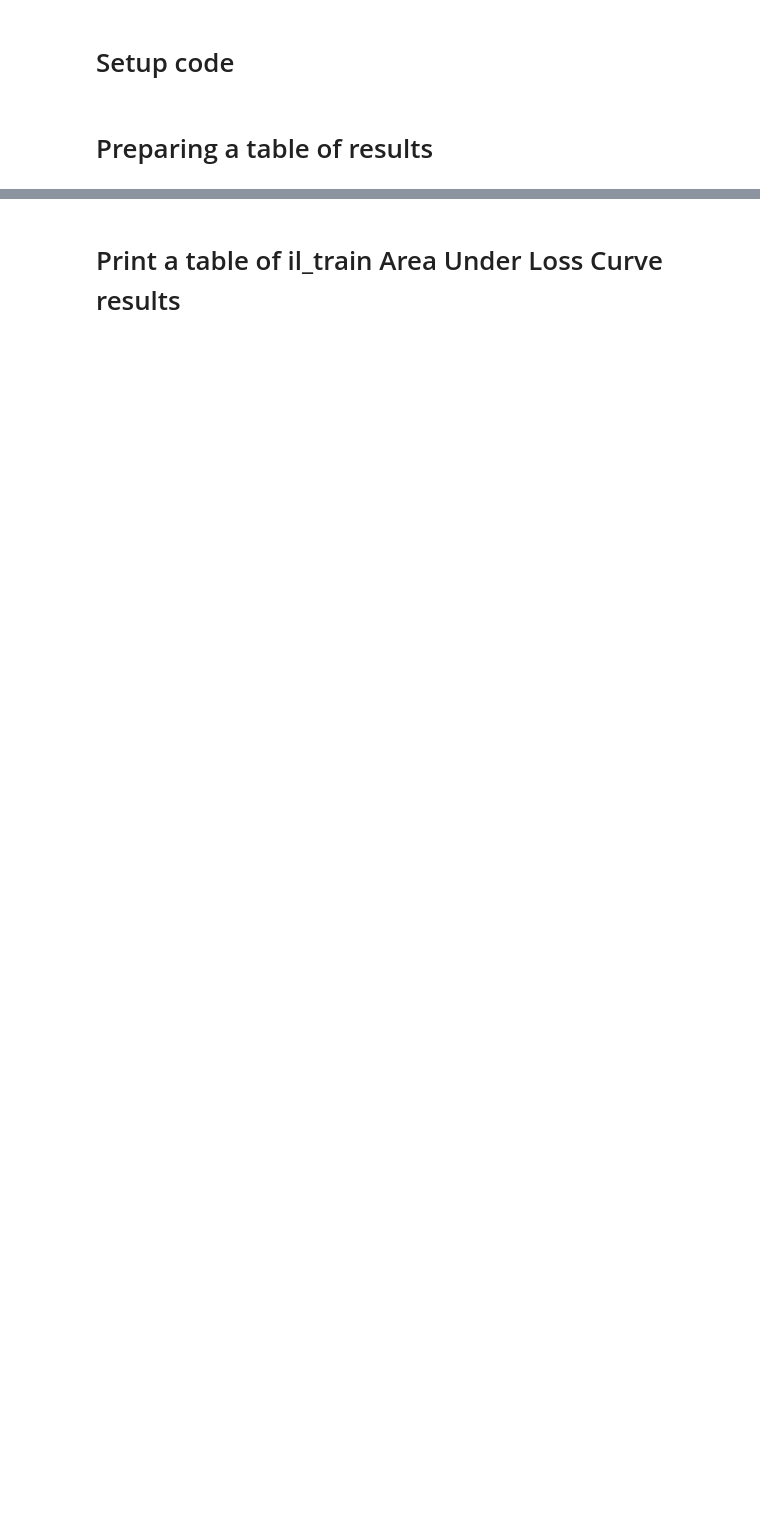
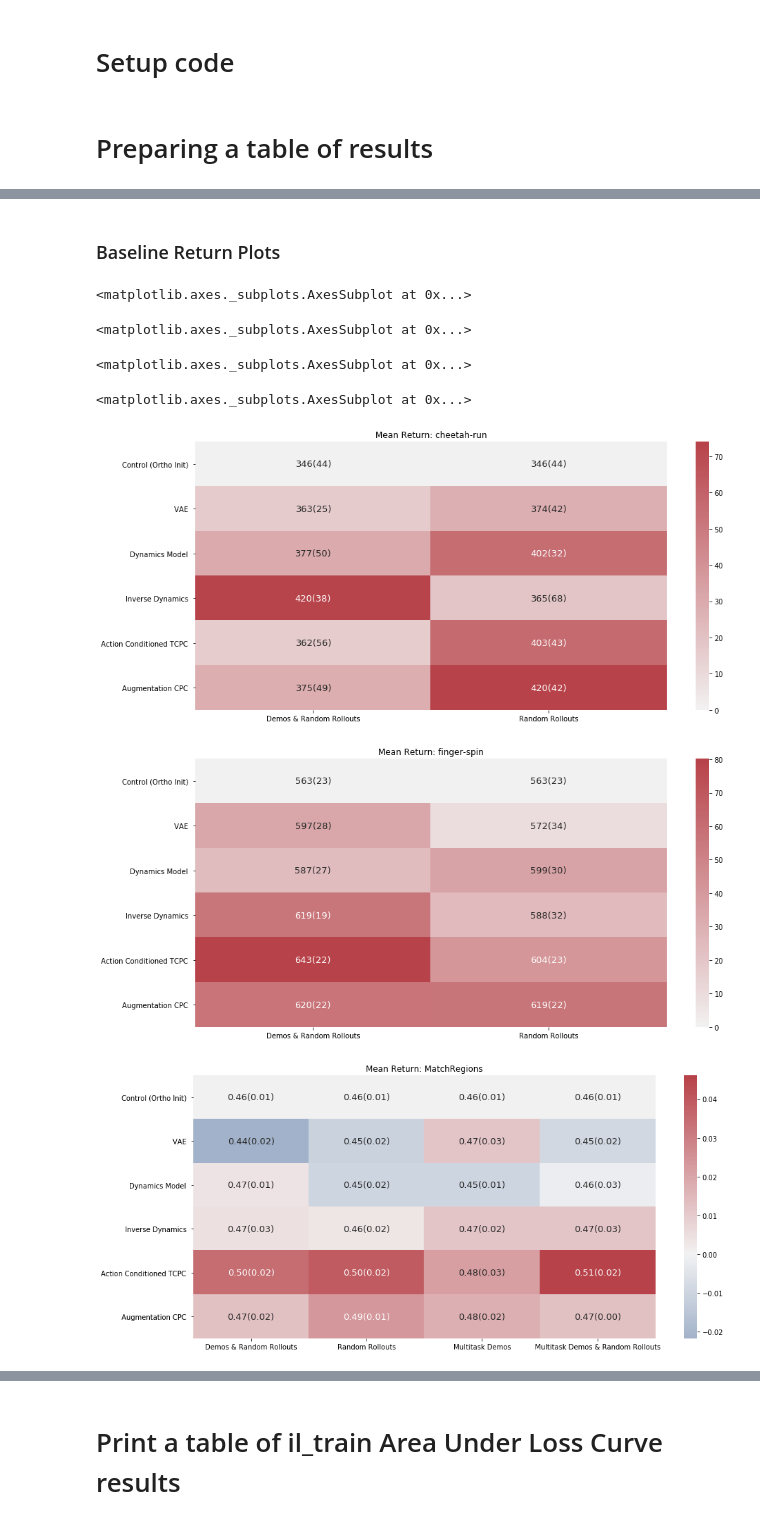
Before and after one commit to HumanCompatibleAI/eirli, a Jupyter notebook: analysis/plot.ipynb, the cells around one changed output, grey strips where cells are left out. Saved outputs shown, nothing was run; the diff lists cells and outputs as text; code cells hidden in the pictures; blank space fills up the shorter version.

```diff
--- a/analysis/plot.ipynb
+++ b/analysis/plot.ipynb
@@ -692,0 +769,19 @@ task_heatmap('finger-spin', data_dataframes, control_key="Control (Random Init)
+# %%
+def create_pooled_dfs(base_df_dict, control_idx):
+    pooled_dataframes = dict()
+
+    for task in base_df_dict.keys():
+
+        #create a copy of data_dataframes that I can modify
+        pooled_dataframes[task] = dict()
+        for stat in base_df_dict[task].keys():
+            pooled_dataframes[task][stat] = base_df_dict[task][stat].copy(deep=True)
+
+
+        pooled_control_mean = pooled_dataframes[task]['mean'].loc[control_idx].mean()
+        pooled_control_std = pooled_dataframes[task]['std'].loc[control_idx].mean()
+        pooled_control_n = pooled_dataframes[task]['n'].loc[control_idx].sum()
+        pooled_dataframes[task]['mean'].loc[control_idx] = pooled_control_mean
+        pooled_dataframes[task]['std'].loc[control_idx] = pooled_control_std
+        pooled_dataframes[task]['n'].loc[control_idx] = pooled_control_n
+    return pooled_dataframes
@@ -692,0 +810,54 @@ task_heatmap('finger-spin', data_dataframes, control_key="Control (Random Init)
+# %% [markdown]
+### Baseline Return Plots
+# %%
+control_idx = 'Control (Ortho Init) '
+blacklist_terms = ['froco', 'ablation', 'newbcaugs']
+envs = ['cheetah-run', 'finger-spin', 'MatchRegions', 'MoveToRegion']
+
+ret_col_lookup = {
+    'MatchRegions': 'Average on all envs',
+    'MoveToRegion': 'Average on all envs',
+    'MoveToCorner': 'Average on all envs',
+    'finger-spin': 'return_mean',
+    'cheetah-run': 'return_mean'
+}
+algo_lookups = {
+    'inv_dyn_': "Inverse Dynamics ",
+    "ac_tcpc_": "Action Conditioned TCPC ",
+    "vae_": "VAE ",
+    "dynamics_": "Dynamics Model ",
+    "control_ortho_init_": "Control (Ortho Init) ",
+    "identity_cpc_": "Augmentation CPC ",
+}
+
+data_lookups = {
+    "cfg_data_repl_random": "Random Rollouts",
+    "cfg_data_repl_demos_random": "Demos & Random Rollouts",
+    "cfg_data_repl_demos_magical_mt": "Multitask Demos",
+    "cfg_data_repl_rand_demos_magical_mt": "Multitask Demos & Random Rollouts",
+}
+
+merge_lookups = {**algo_lookups, **data_lookups, 'icml_': '',}
+nested_lookups = {'data_lookups': data_lookups, 'algo_lookups': algo_lookups}
+
+pivoted_dfs = create_pivoted_dfs(raw_return_dataframes, ret_col_lookup, blacklist_terms,
+                               nested_lookups, control_idx=control_idx, verbose=False)
+pooled_dfs = create_pooled_dfs(pivoted_dfs, control_idx=control_idx)
+
+
+for env in envs:
+    env_plot = task_heatmap(env, pooled_dfs, control_key=control_idx)
+    display(env_plot)
+
+
+# to be paranoid
+del pivoted_dfs
+del pooled_dfs
+# %% [output]
+<matplotlib.axes._subplots.AxesSubplot at 0x...>
+<matplotlib.axes._subplots.AxesSubplot at 0x...>
+<matplotlib.axes._subplots.AxesSubplot at 0x...>
+<matplotlib.axes._subplots.AxesSubplot at 0x...>
+[figure, added]
+[figure, added]
+[figure, added]
```
Also changed, not shown: parts of 48 cells of this notebook.
